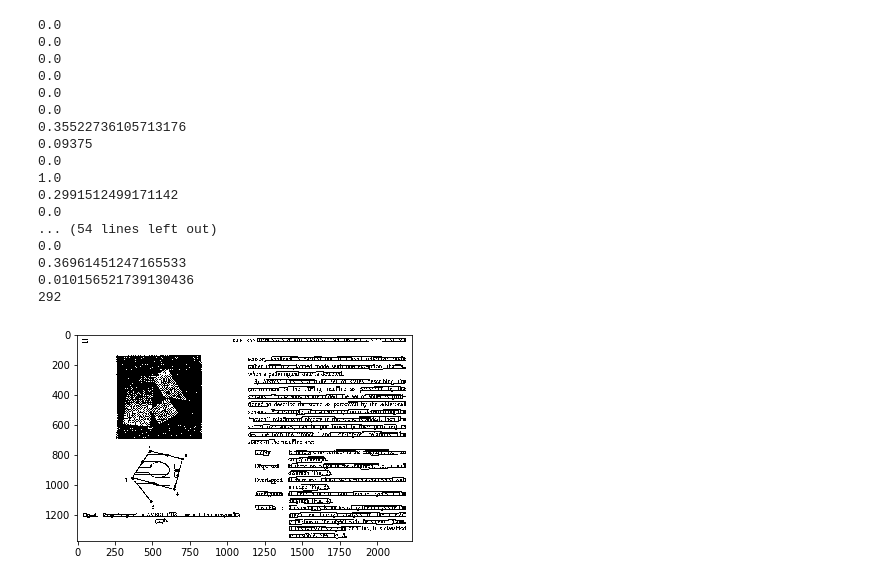
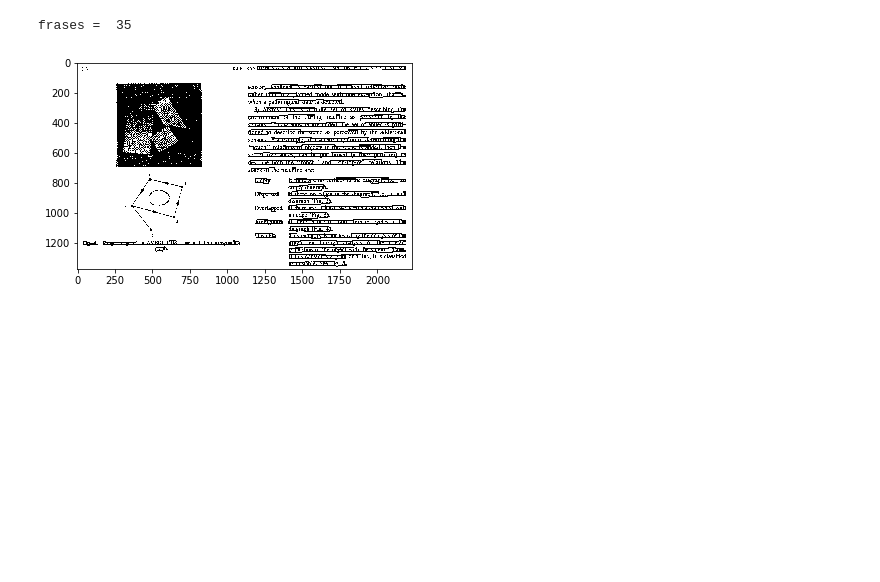
Before and after one commit to enoque/processamento_de_imagens_digitais, a Jupyter notebook: Trabalho3/Trabalho3.ipynb, the cells around one changed output. Saved outputs shown, nothing was run; the diff lists cells and outputs as text; code cells hidden in the pictures; blank space fills up the shorter version.

```diff
--- a/Trabalho3/Trabalho3.ipynb
+++ b/Trabalho3/Trabalho3.ipynb
@@ -26,18 +26,18 @@ imgOut = cv2.bitwise_and(erosion, erosion2)
 kernel = np.ones((1,30),np.uint8)
 
 imgOut = cv2.morphologyEx(imgOut, cv2.MORPH_CLOSE, kernel)
-_, contours, hierarchy = cv2.findContours(imgOut, cv2.RETR_TREE, cv2.CHAIN_APPROX_SIMPLE)
+contours, hierarchy = cv2.findContours(imgOut, cv2.RETR_TREE, cv2.CHAIN_APPROX_SIMPLE)
 
 
-contornos = cv2.drawContours(imgOriginal.copy(), contours, -1, (0,255,0), 3)
+#contornos = cv2.drawContours(imgOriginal.copy(), contours, -1, (0,255,0), 3)
 
 
 
-print (len(contours[0]))
+#print (len(contours[0]))
 
 
 
-plt.imshow(imgOriginal,"gray")
+plt.imshow(imgOut,"gray")
 
-imageio.imwrite('resultados/teste.png', imgOriginal)
+#imageio.imwrite('resultados/teste.png', imgOriginal)
 # %% [output]
@@ -46,48 +46,34 @@ imageio.imwrite('resultados/teste.png', imgOriginal)
 # %%
 rects = []
+imgOriginal = img.copy()
+for c in contours:
+        x, y, w, h = cv2.boundingRect(c)
+        rect = (x, y, w, h)
+        rects.append(rect)
 
-for c in contours:
-        #peri = cv2.arcLength(c, True)
-        #approx = cv2.approxPolyDP(c, 0.02 * peri, True)
-        x, y, w, h = cv2.boundingRect(c)
-        # if height is enough
-        # create rectangle for bounding
-        rect = (x, y, w, h)
-        #print(x,y,w,h)
-        rects.append(rect)
-        #cv2.rectangle(roi_copy, (x, y), (x+w, y+h), (0, 255, 0), 1);
+cont = 0
 
-#print(len(rects))
-cont = 0
+frases = 0
 for r in rects:
     x, y, w, h = r
     total = (w*h)
     pretos = np.sum(imgOriginal[x:x+w, y:y+h] == 0)
-    print(pretos/total)
-    if (pretos/total  < 0.20 and pretos/total > 0.0):
-        contornos = cv2.drawContours(imgOriginal, contours, cont, (0,255,0), 3)
+    transicoes = np.sum((np.roll(imgOriginal[x:x+w, y:y+h], 1, axis = 0) - imgOriginal[x:x+w, y:y+h]) == 255)
+    transicoes += np.sum((np.roll(imgOriginal[x:x+w, y:y+h], 1, axis = 1) - imgOriginal[x:x+w, y:y+h]) == 255)
+    if (pretos == 0):
+        pretos = 1
+        transicoes = 1
+    #print (transicoes/pretos)
+    if (pretos/total  < 0.2 and transicoes/pretos > 0.15  and total > 1000):
+        cv2.drawContours(imgOriginal, contours, cont, (0,255,0), 3)
+        frases += 1
+        #print ("entrou")
     cont += 1
-print(pretos)
 
 
+print ("frases = ", frases)
 plt.imshow(imgOriginal,"gray")
-imageio.imwrite('resultados/teste.png', imgOriginal)
+imageio.imwrite('resultados/frases.png', imgOriginal)
 # %% [output]
-0.0
-0.0
-0.0
-0.0
-0.0
-0.0
-0.35522736105713176
-0.09375
-0.0
-1.0
-0.2991512499171142
-0.0
-... (54 lines left out)
-0.0
-0.36961451247165533
-0.010156521739130436
-292
+frases =  35
-[figure, old version]
+[figure, new version]
```
Also changed, not shown: parts of 3 cells of this notebook, 7 other files.
